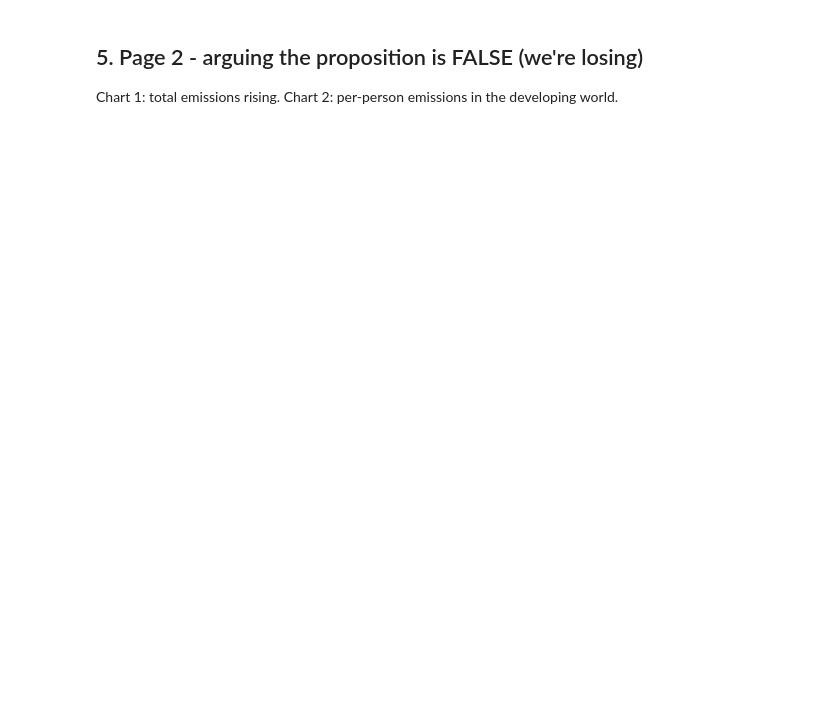
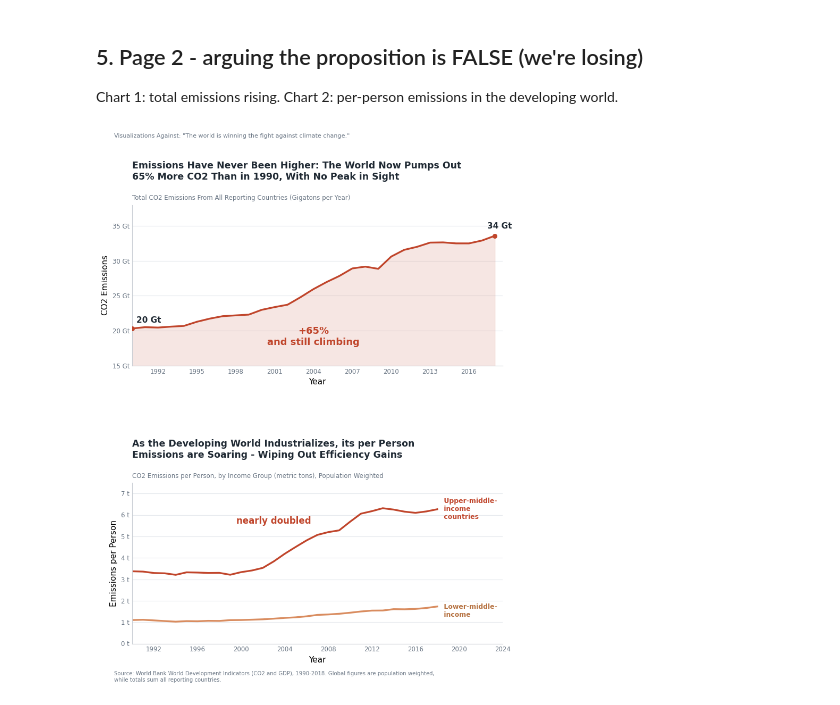
Before and after one commit to bassamhajjawi/dsc106_project2, a Jupyter notebook: Project2_climate_viz.ipynb, the cells around one changed output. Saved outputs shown, nothing was run; the diff lists cells and outputs as text; code cells hidden in the pictures; blank space fills up the shorter version.

```diff
--- a/Project2_climate_viz.ipynb
+++ b/Project2_climate_viz.ipynb
@@ -71,7 +87,7 @@ g.loc[[1990, 2018]].round(2)
 INK, MUTED, GRID = "#1f2933", "#6b7785", "#e6e9ed"
 TEAL, RED, BLUE = "#1b7f79", "#c0452b", "#27597a"
 SRC = ("Source: World Bank World Development Indicators (CO2 and GDP), 1990-2018. "
-       "Global figures are population weighted, while totals sum all reporting countries.")
+       "Global figures are population weighted,\nwhile totals sum all reporting countries.")
 plt.rcParams.update({"font.family": "DejaVu Sans", "axes.spines.top": False,
                      "axes.spines.right": False, "text.parse_math": False})  # $ renders literally
 
@@ -136,7 +155,7 @@ pdf.savefig(fig); plt.show()
 ## 5. Page 2 - arguing the proposition is FALSE (we're losing)
 Chart 1: total emissions rising. Chart 2: per-person emissions in the developing world.
 # %%
-fig, a1, a2 = new_page('Page 2 - Visualizations against: "The world is winning the fight against climate change."')
+fig, a1, a2 = new_page('Visualizations Against: "The world is winning the fight against climate change."')
 
 # Chart 1: total emissions (honest, zero baseline)
 tt = g.totGt
@@ -144,30 +163,33 @@ a1.fill_between(tt.index, 0, tt.values, color=RED, alpha=0.13)
 a1.plot(tt.index, tt.values, color=RED, lw=2.4)
 a1.set_ylim(15, 38); a1.set_xlim(1990, 2018.6)
 a1.yaxis.set_major_formatter(FuncFormatter(lambda v, _: f"{v:.0f} Gt"))
 a1.scatter([1990, 2018], [tt[1990], tt[2018]], color=RED, s=30, zorder=3)
 a1.annotate(f"{tt[1990]:.0f} Gt", (1990, tt[1990]), xytext=(6, 8), textcoords="offset points", fontsize=11, fontweight="bold", color=INK)
 a1.annotate(f"{tt[2018]:.0f} Gt", (2018, tt[2018]), xytext=(-10, 10), textcoords="offset points", fontsize=11, fontweight="bold", color=INK)
 a1.text(2004, 18, f"+{(tt[2018]/tt[1990]-1)*100:.0f}%\nand still climbing", fontsize=13, fontweight="bold", color=RED, ha="center")
 a1.set_xlabel("Year", fontsize = 11)
 a1.set_ylabel("CO2 Emissions", fontsize = 11)
 head(a1, "Emissions Have Never Been Higher: The World Now Pumps Out 65% More CO2 Than in 1990, With No Peak in Sight",
      "Total CO2 Emissions From All Reporting Countries (Gigatons per Year)")
 style(a1)
 
 # Chart 2: per-person emissions, developing world (drops high-income = deceptive)
 um = ig["Upper middle income"].loc[1990:2018]
 lm = ig["Lower middle income"].loc[1990:2018]
 a2.plot(um.index, um.values, color=RED, lw=2.4)
 a2.plot(lm.index, lm.values, color="#d98c5f", lw=2.4)
 a2.set_ylim(0, 7.5); a2.set_xlim(1990, 2024)
 a2.yaxis.set_major_formatter(FuncFormatter(lambda v, _: f"{v:.0f} t"))
 a2.text(2018.4, um[2018], " Upper-middle-\n income\n countries", color=RED, fontsize=9, fontweight="bold", va="center")
 a2.text(2018.4, lm[2018]-0.2, " Lower-middle-\n income", color="#b5703f", fontsize=9, fontweight="bold", va="center")
 a2.text(2003, 5.6, "nearly doubled", fontsize=12, fontweight="bold", color=RED, ha="center")
 a2.set_xlabel("Year", fontsize = 11)
 a2.set_ylabel("Emissions per Person", fontsize = 11)
 head(a2, "As the Developing World Industrializes, its per Person Emissions are Soaring - Wiping Out Efficiency Gains",
      "CO2 Emissions per Person, by Income Group (metric tons), Population Weighted")
 style(a2)
 
+#plt.savefig('page2.pdf', dpi = 500)
 pdf.savefig(fig); plt.show()
+# %% [output]
+[figure, added]
```
Also changed, not shown: parts of 4 cells of this notebook, 1 other file.
